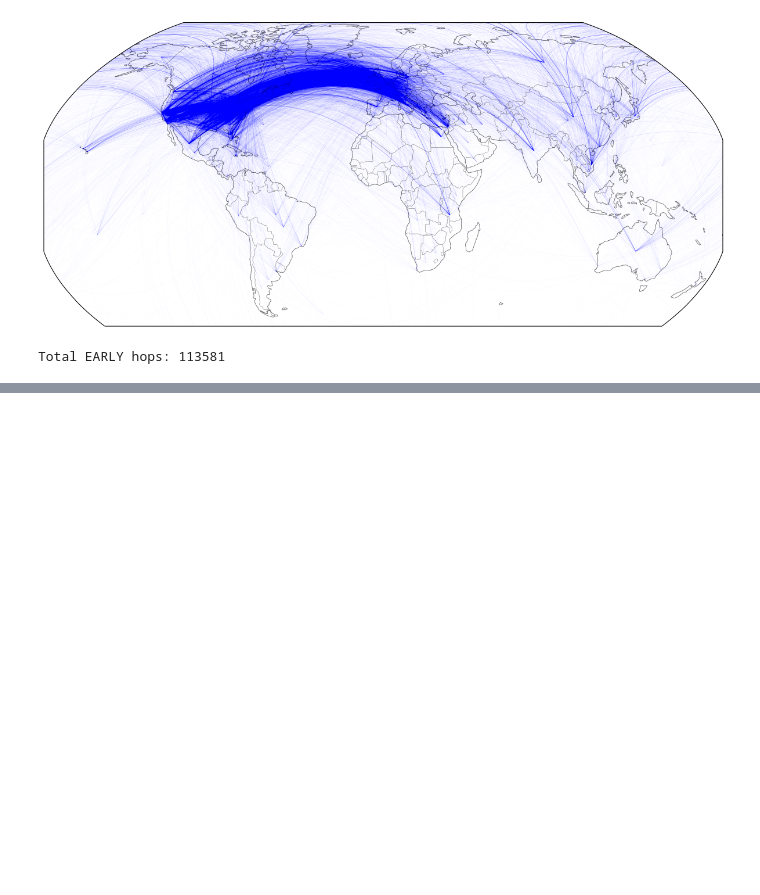
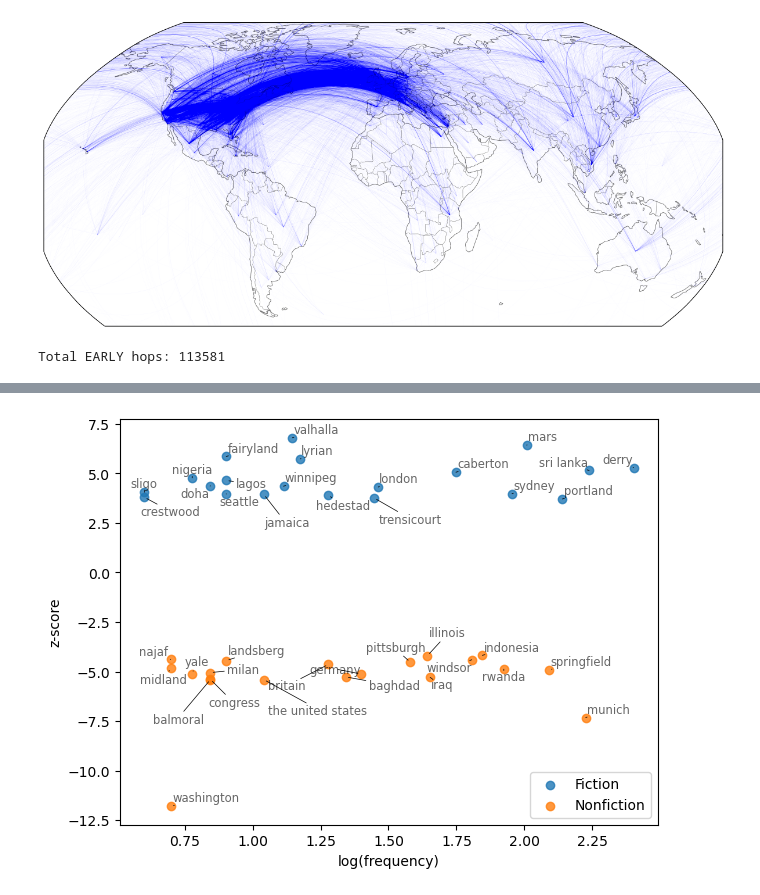
Before and after one commit to wilkens/mobility-books, a Jupyter notebook: notebooks/Mapping.ipynb, the cells around one changed output, grey strips where cells are left out. Drawn from its saved outputs; the diff is of its cells as text; code cells hidden in the pictures; blank space fills up the shorter version.

```diff
--- a/notebooks/Mapping.ipynb
+++ b/notebooks/Mapping.ipynb
@@ -292,0 +436,93 @@ Total EARLY hops: 113581
+# %%
+# Non-GPEs
+cv_non = CountVectorizer(
+    tokenizer=lambda x: x,
+    token_pattern=None,
+    preprocessor=lambda x: [regularize_string(i) for i in x],
+    min_df=10
+)
+nongpe_array = cv_non.fit_transform(data.nongpe_places).toarray()
+nongpe_prior = nongpe_array.sum(axis=0)
+# %%
+fw_tests = {
+    'conlit_fic_nonfic':{
+        'g1':{
+            'selector':(data.Category=='FIC') & (data.collection=='conlit'),
+            'label':'Fiction'
+        },
+        'g2':{
+            'selector':(data.Category=='NON') & (data.collection=='conlit'),
+            'label':'Nonfiction'
+        }
+    },
+    'all_fiction_author_gender':{
+        'g1':{
+            'selector':(data.author_gender=='F') & (data.Category=='FIC'),
+            'label':'Female authors'
+        },
+        'g2':{
+            'selector':(data.author_gender=='M') & (data.Category=='FIC'),
+            'label':'Male authors'
+        }
+    },
+    'all_fiction_character_gender':{
+        'g1':{
+            'selector':(data.inf_gender=='she/her/hers') & (data.Category=='FIC'),
+            'label':'she/her/hers'
+        },
+        'g2':{
+            'selector':(data.author_gender=='he/him/his') & (data.Category=='FIC'),
+            'label':'he/him/his'
+        }
+    },
+    'all_fiction_perspective':{
+        'g1':{
+            'selector':(data.perspective=='narrator') & (data.Category=='FIC'),
+            'label':'Narrator'
+        },
+        'g2':{
+            'selector':(data.author_gender=='he/him/his') & (data.Category=='FIC'),
+            'label':'Other protagonist'
+        }
+    },
+}
+
+for test in fw_tests:
+    # GPEs
+    print(f"\n==============\nComparing GPEs in {fw_tests[test]['g1']['label']} vs. {fw_tests[test]['g2']['label']}\n==============")
+    fw_result = fw.bayes_compare_language(
+        l1=np.where(fw_tests[test]['g1']['selector'])[0],
+        l2=np.where(fw_tests[test]['g2']['selector'])[0],
+        features=gpe_array,
+        prior=gpe_prior,
+        cv=cv
+    )
+    plot_fw(
+        fw_result,
+        gpe_array,
+        cv.vocabulary_.keys(),
+        label1=fw_tests[test]['g1']['label'],
+        label2=fw_tests[test]['g2']['label'],
+        name=test+'_gpes',
+        print_result=True
+    )
+
+    #Non-GPEs
+    print(f"\n==============\nComparing non-GPEs in {fw_tests[test]['g1']['label']} vs. {fw_tests[test]['g2']['label']}\n==============")
+    fw_result = fw.bayes_compare_language(
+        l1=np.where(fw_tests[test]['g1']['selector'])[0],
+        l2=np.where(fw_tests[test]['g2']['selector'])[0],
+        features=nongpe_array,
+        prior=nongpe_prior,
+        cv=cv_non
+    )
+    plot_fw(
+        fw_result,
+        nongpe_array,
+        cv_non.vocabulary_.keys(),
+        label1=fw_tests[test]['g1']['label'],
+        label2=fw_tests[test]['g2']['label'],
+        name=test+'_nongpes',
+        print_result=True
+    )
+# %% [output]
@@ -292,0 +534 @@ Total EARLY hops: 113581
+[figure, added]
```
Also changed, not shown: parts of 14 cells of this notebook, 18 other files.
